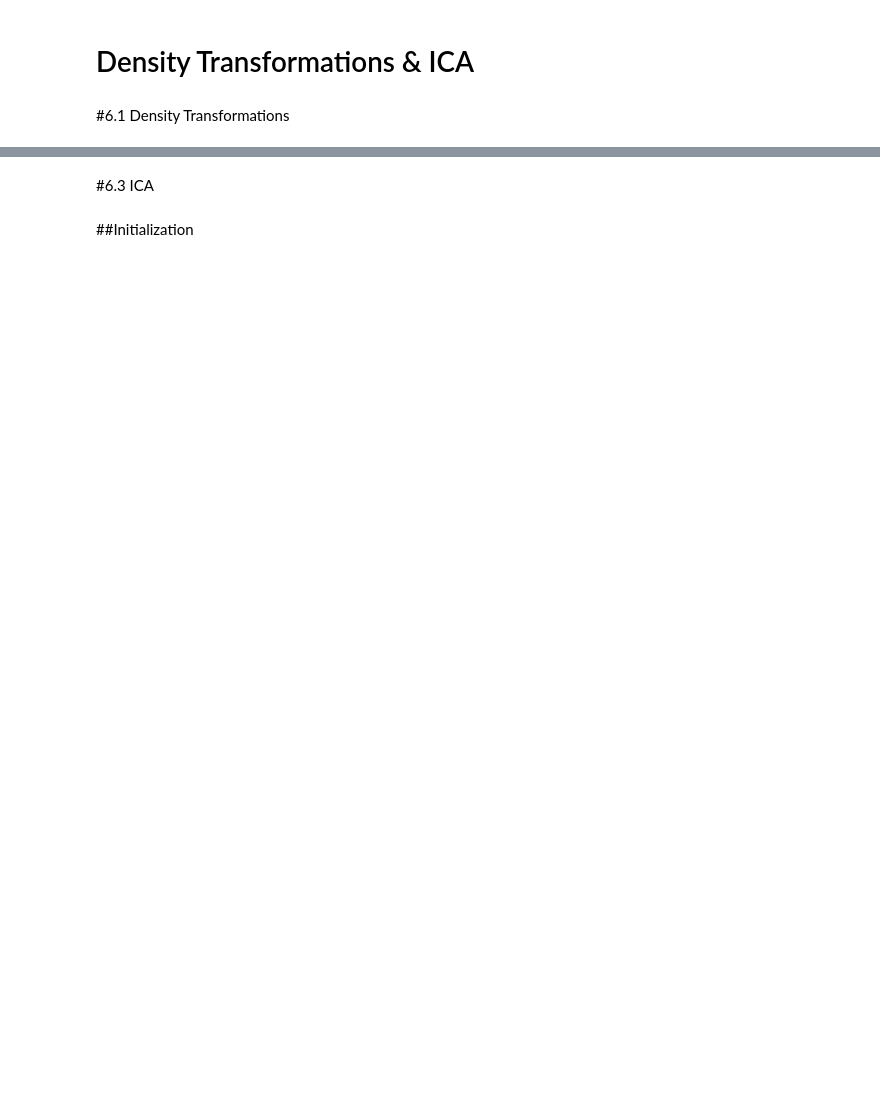
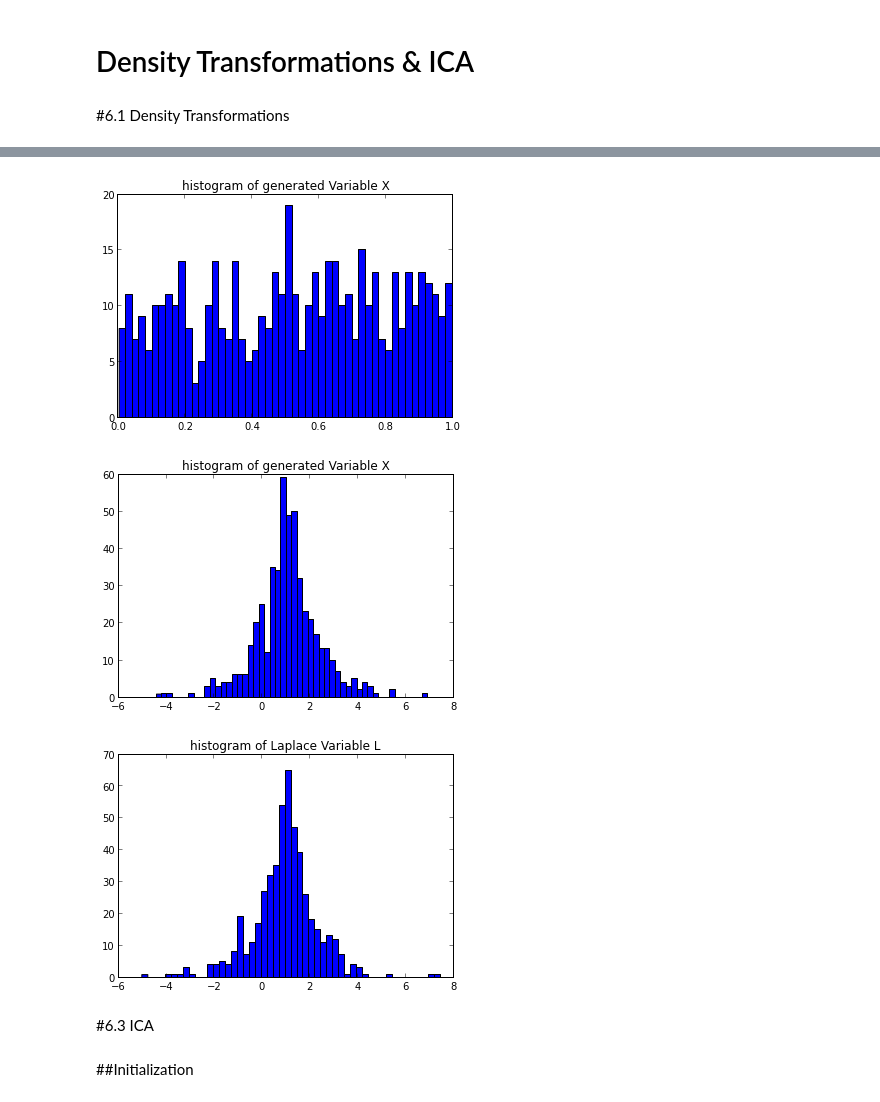
Before and after one commit to titicaca/MI02, a Jupyter notebook: 06/Exercise 6.ipynb, the cells around one changed output, grey strips where cells are left out. Cells and saved outputs as stored; diff of their text form; code cells hidden in the pictures; blank space fills up the shorter version.

```diff
--- a/06/Exercise 6.ipynb
+++ b/06/Exercise 6.ipynb
@@ -6,3 +34,36 @@ Density Transformations & ICA
+# %%
+import matplotlib.pyplot as plt
+#data generation with the formula above
+u = 1
+b = 1
+size = 500
+vectorX = [0 for i in range(size)]
+z = random.uniform(0,1,size)
+for i in range(500):
+    if(z[i] > 0.5):
+        vectorX[i] = u - b*math.log(2-2*z[i])
+    else:
+        vectorX[i] = u + b*math.log(2*z[i])
+
+plt.clf()
+plt.hist(z, bins=50, color='blue')
+plt.title('histogram of generated Variable X')
+plt.show()
+
+plt.clf()
+plt.hist(vectorX, bins=50, color='blue')
+plt.title('histogram of generated Variable X')
+plt.show()
+
+
+vectorL = random.laplace(1,1,size)
+plt.hist(vectorL, bins=50, color='blue')
+plt.title('histogram of Laplace Variable L')
+plt.show()
+# %% [output]
+[figure, added]
+[figure, added]
+[figure, added]
 # %% [markdown]
 #6.3 ICA
 # %% [markdown]
```
Also changed, not shown: parts of 31 cells of this notebook, 37 other files.
